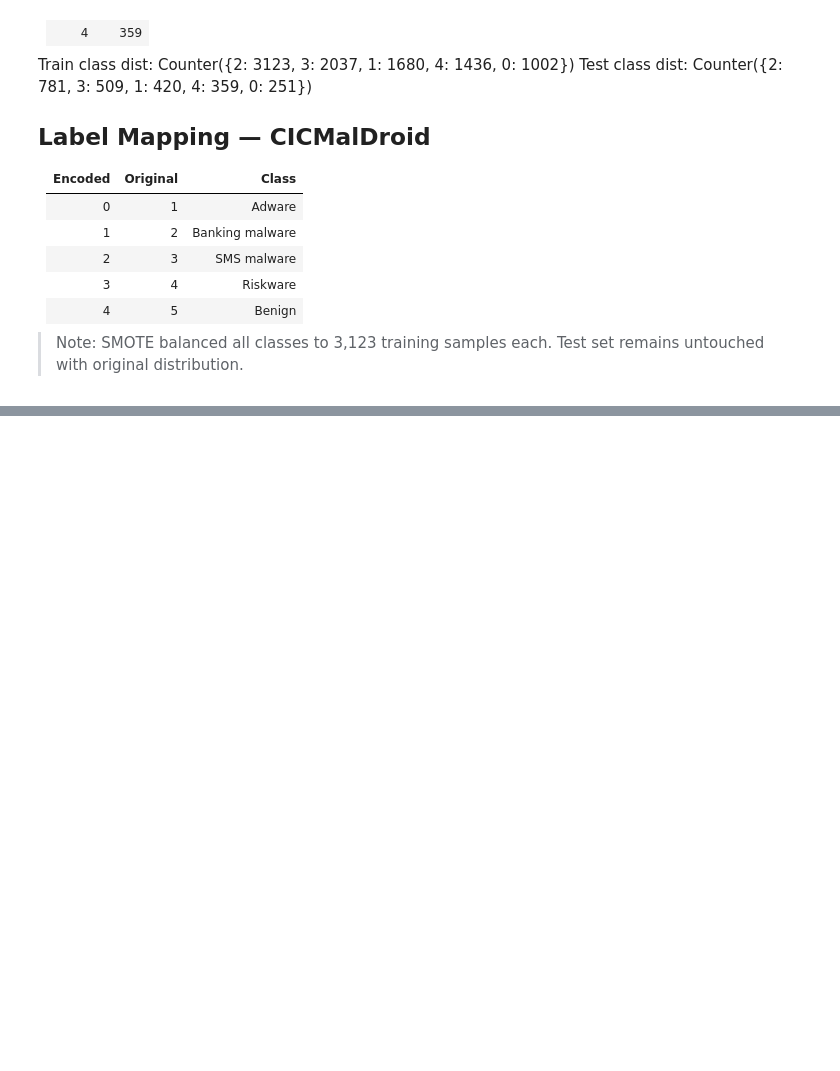
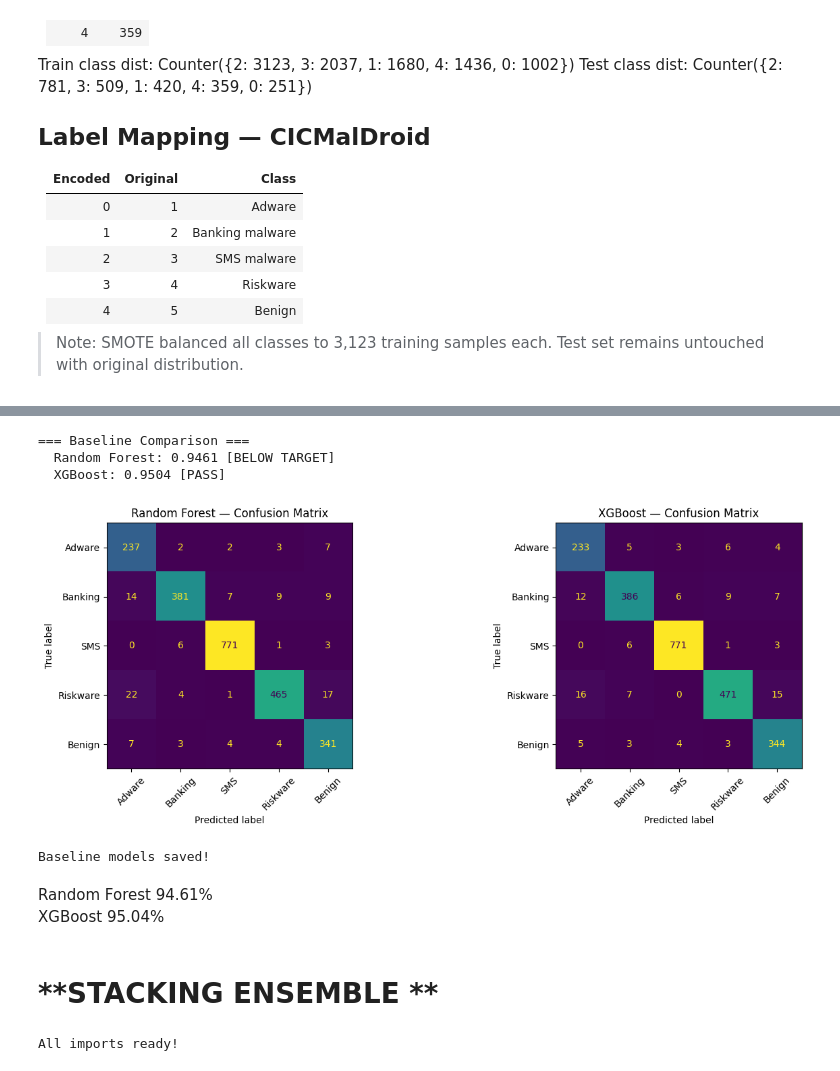
Before and after one commit to S-0120/XAI, a Jupyter notebook: XAI_Project.ipynb, the cells around one changed output, grey strips where cells are left out. Drawn from its saved outputs; the diff is of its cells as text; code cells hidden in the pictures; blank space fills up the shorter version.

```diff
--- a/XAI_Project.ipynb
+++ b/XAI_Project.ipynb
@@ -249,0 +365,18 @@ Test class dist:  Counter({2: 781, 3: 509, 1: 420, 4: 359, 0: 251})
+# %%
+from xgboost import XGBClassifier
+
+xgb_baseline = XGBClassifier(
+    n_estimators=100,
+    random_state=42,
+    n_jobs=-1,
+    use_label_encoder=False,
+    eval_metric='mlogloss'
+)
+xgb_baseline.fit(X_train_final, y_train_res)
+
+xgb_preds = xgb_baseline.predict(X_test_final)
+
+print("=== XGBoost Baseline ===")
+print(f"Accuracy: {accuracy_score(y_test, xgb_preds):.4f}")
+print("\nClassification Report:")
+print(classification_report(y_test, xgb_preds, target_names=['Adware','Banking','SMS','Riskware','Benign']))
@@ -249,0 +402,60 @@ Test class dist:  Counter({2: 781, 3: 509, 1: 420, 4: 359, 0: 251})
+# %%
+from sklearn.metrics import ConfusionMatrixDisplay, confusion_matrix
+
+results = {
+    'Random Forest': accuracy_score(y_test, rf_preds),
+    'XGBoost':       accuracy_score(y_test, xgb_preds),
+}
+
+print("=== Baseline Comparison ===")
+for model, acc in results.items():
+    status = "PASS" if acc >= 0.95 else "BELOW TARGET"
+    print(f"  {model}: {acc:.4f} [{status}]")
+
+# Confusion matrices side by side
+fig, axes = plt.subplots(1, 2, figsize=(14, 5))
+classes = ['Adware','Banking','SMS','Riskware','Benign']
+
+for ax, preds, name in zip(axes, [rf_preds, xgb_preds], ['Random Forest', 'XGBoost']):
+    cm = confusion_matrix(y_test, preds)
+    disp = ConfusionMatrixDisplay(cm, display_labels=classes)
+    disp.plot(ax=ax, colorbar=False)
+    ax.set_title(f'{name} — Confusion Matrix')
+    ax.tick_params(axis='x', rotation=45)
+
+plt.tight_layout()
+plt.show()
+# %% [output]
+=== Baseline Comparison ===
+  Random Forest: 0.9461 [BELOW TARGET]
+  XGBoost: 0.9504 [PASS]
+[figure, added]
+# %%
+import joblib
+
+MODELS_PATH = '/content/drive/MyDrive/XAI/models/'
+os.makedirs(MODELS_PATH, exist_ok=True)
+
+joblib.dump(rf_baseline,  MODELS_PATH + 'rf_baseline.pkl')
+joblib.dump(xgb_baseline, MODELS_PATH + 'xgb_baseline.pkl')
+
+print("Baseline models saved!")
+# %% [output]
+Baseline models saved!
+# %% [markdown]
+
+Random Forest            94.61%
+XGBoost                  95.04%
+# %% [markdown]
+# **STACKING ENSEMBLE **
+# %%
+from sklearn.ensemble import RandomForestClassifier, StackingClassifier
+from sklearn.svm import SVC
+from sklearn.linear_model import LogisticRegression
+from sklearn.model_selection import StratifiedKFold, cross_val_predict
+from xgboost import XGBClassifier
+import joblib
+
+print("All imports ready!")
+# %% [output]
+All imports ready!
```
Also changed, not shown: parts of 22 cells of this notebook.
